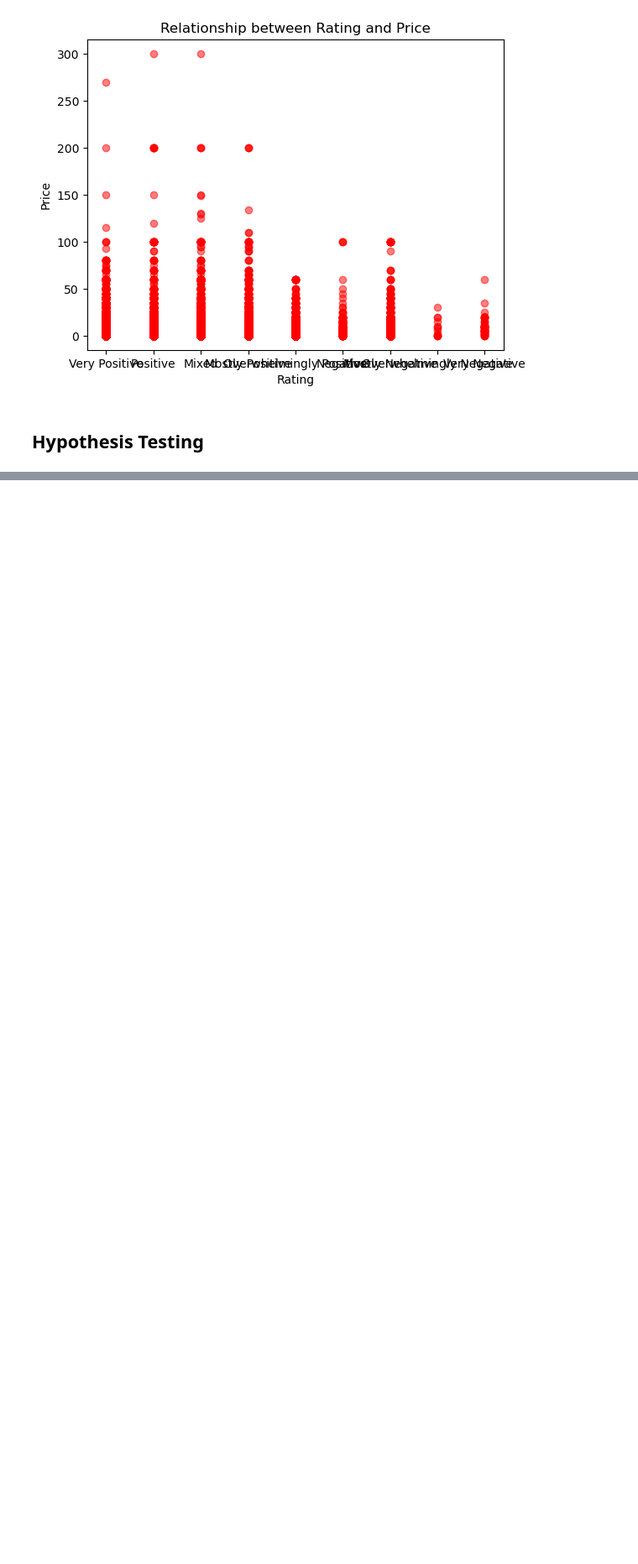
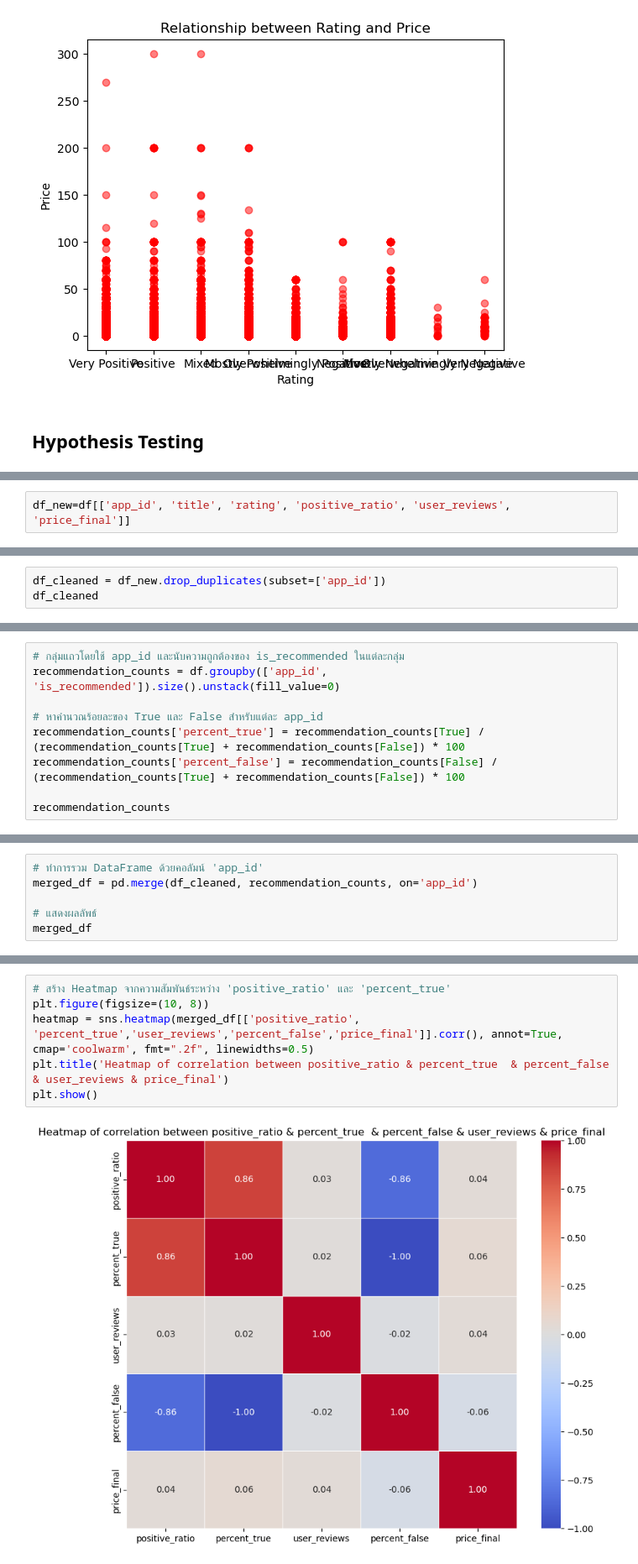
Before and after one commit to Milarize/EDA, a Jupyter notebook: EDA_Steam.ipynb, the cells around one changed output, grey strips where cells are left out. Shown: that part at 84% size. Saved outputs shown, nothing was run; the diff lists cells and outputs as text; blank space fills up the shorter version.

```diff
--- a/EDA_Steam.ipynb
+++ b/EDA_Steam.ipynb
@@ -516,0 +333,2 @@ merged_data
+# %%
+df_new=df[['app_id', 'title', 'rating', 'positive_ratio', 'user_reviews', 'price_final']]
@@ -516,0 +351,3 @@ merged_data
+# %%
+df_cleaned = df_new.drop_duplicates(subset=['app_id'])
+df_cleaned
@@ -516,0 +368,9 @@ merged_data
+# %%
+# กลุ่มแถวโดยใช้ app_id และนับความถูกต้องของ is_recommended ในแต่ละกลุ่ม
+recommendation_counts = df.groupby(['app_id', 'is_recommended']).size().unstack(fill_value=0)
+
+# หาคำนวณร้อยละของ True และ False สำหรับแต่ละ app_id
+recommendation_counts['percent_true'] = recommendation_counts[True] / (recommendation_counts[True] + recommendation_counts[False]) * 100
+recommendation_counts['percent_false'] = recommendation_counts[False] / (recommendation_counts[True] + recommendation_counts[False]) * 100
+
+recommendation_counts
@@ -516,0 +392,6 @@ merged_data
+# %%
+# ทำการรวม DataFrame ด้วยคอลัมน์ 'app_id'
+merged_df = pd.merge(df_cleaned, recommendation_counts, on='app_id')
+
+# แสดงผลลัพธ์
+merged_df
@@ -516,0 +414,8 @@ merged_data
+# %%
+# สร้าง Heatmap จากความสัมพันธ์ระหว่าง 'positive_ratio' และ 'percent_true'
+plt.figure(figsize=(10, 8))
+heatmap = sns.heatmap(merged_df[['positive_ratio', 'percent_true','user_reviews','percent_false','price_final']].corr(), annot=True, cmap='coolwarm', fmt=".2f", linewidths=0.5)
+plt.title('Heatmap of correlation between positive_ratio & percent_true  & percent_false & user_reviews & price_final')
+plt.show()
+# %% [output]
+[figure, added]
```
Also changed, not shown: parts of 24 cells of this notebook.
